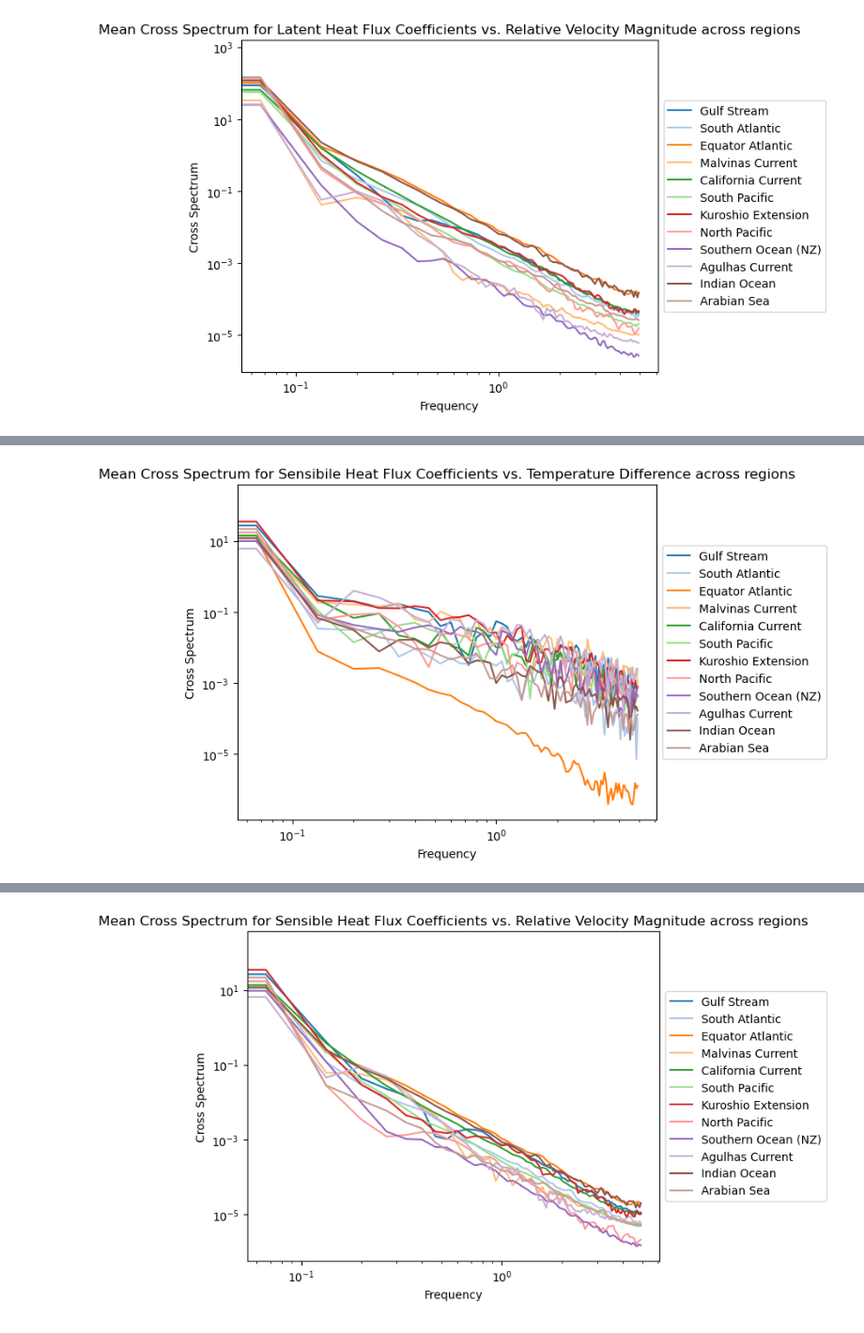
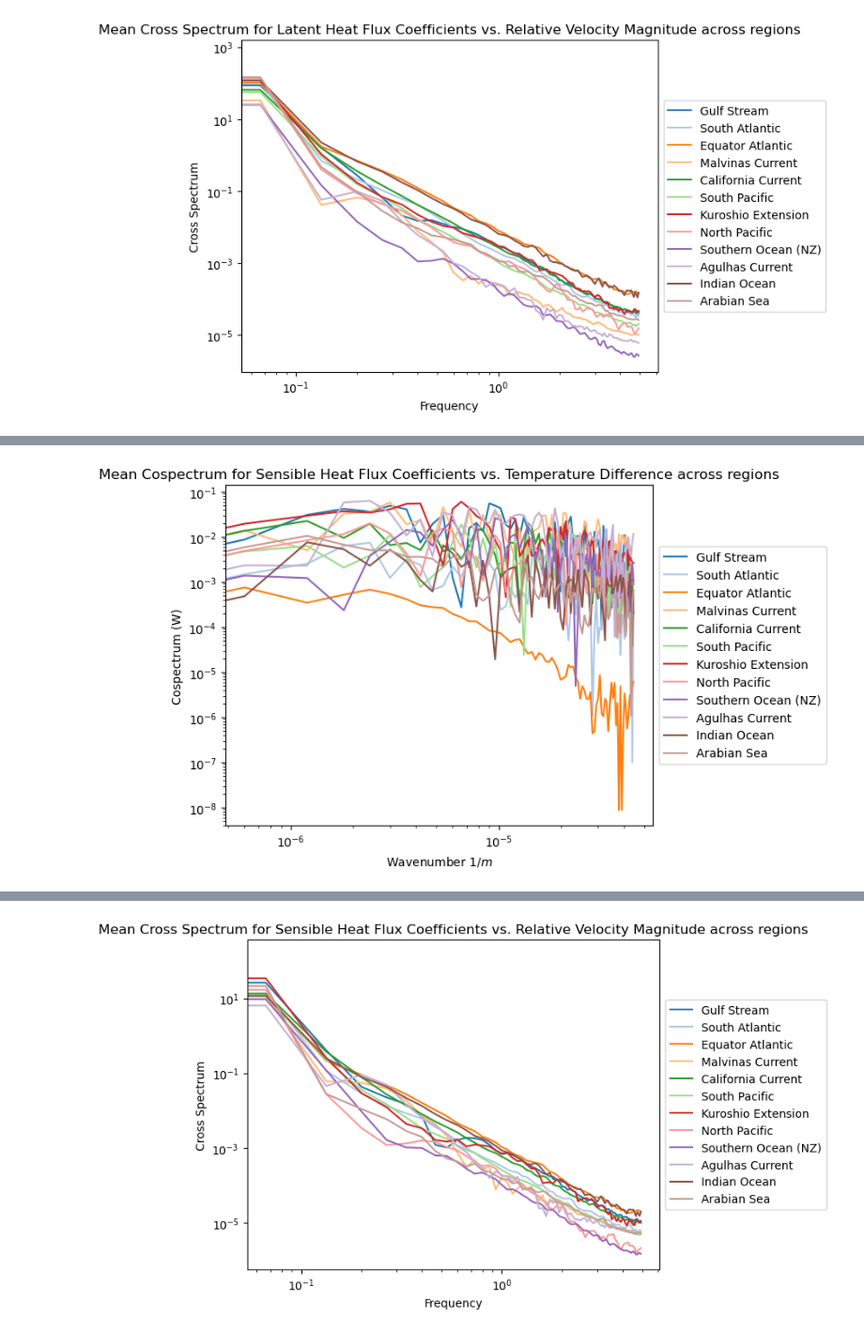
Before and after one commit to ocean-transport/air-sea-ML, a Jupyter notebook: cross_spectrum_figGen.ipynb, the cells around one changed output, grey strips where cells are left out. Shown at 94% size. Drawn from its saved outputs; the diff is of its cells as text; code cells hidden in the pictures.

```diff
--- a/cross_spectrum_figGen.ipynb
+++ b/cross_spectrum_figGen.ipynb
@@ -316,7 +408,8 @@ for i, box in enumerate(cropped_boxes_HR):
         ps_t = xrft.power_spectrum(
             qh_t,
             dim='xt_ocean',
-            window="hann"
+            window="hann",
+            detrend="linear"
         ).mean(dim='yt_ocean')  # average across y
 
         power_specs.append(ps_t)
@@ -349,0 +470,23 @@ plt.show()
+# %%
+fig, axes = plt.subplots(2, 2, figsize=(12, 10))
+time_pt = 1
+
+# Plot into each subplot
+cropped_boxes_ql[0].isel(time=time_pt).plot(robust=True, ax=axes[0, 0])
+axes[0, 0].set_title("$Q_L$")
+
+vel_mag = ( cropped_boxes_HR[0].u_relative.isel(time=time_pt) **2 + cropped_boxes_HR[0].v_relative.isel(time=time_pt) **2) ** 0.5
+vel_mag.plot(robust=True, ax=axes[0, 1])
+axes[0, 1].set_title(r'$\Delta U$')
+
+q_diff = cropped_boxes_HR[0].q_ref.isel(time=time_pt) - qs_list[0].isel(time=time_pt)
+q_diff.plot(robust=True, ax=axes[1, 0])
+axes[1, 0].set_title(r'$\Delta q$')
+
+C = cropped_boxes_ql[0].isel(time=time_pt) / (vel_mag * T_diff)
+C.plot(robust=True, ax=axes[1, 1])
+axes[1, 1].set_title('C')
+
+fig.suptitle(r"$Q_L$ Components", fontsize=16)
+plt.tight_layout()
+plt.show()
@@ -546,37 +745,42 @@ for i, box in enumerate(cropped_boxes_HR):
         T_diff_t = T_diff.sel(time=t).chunk({"xt_ocean": -1, "yt_ocean": -1})
         C_t = C.sel(time=t).chunk({"xt_ocean": -1, "yt_ocean": -1})
 
+        # degree to m conversion
+        T_diff_t = T_diff_t.assign_coords(xt_ocean=T_diff_t.xt_ocean*111000)
+        C_t = C_t.assign_coords(xt_ocean=C_t.xt_ocean*111000)
+
         cross_spec_t = xrft.cross_spectrum(
             T_diff_t,
             C_t,
             dim='xt_ocean',
-            window="hann"
+            window="hann",
+            detrend="linear"
         ).mean(dim='yt_ocean')
 
         cross_specs.append(cross_spec_t)
 
     # Average spectra across time
     cross_spec_mean = xr.concat(cross_specs, dim="time").mean(dim="time")
 
     plt.plot(
         cross_spec_mean["freq_xt_ocean"],
-        np.abs(cross_spec_mean),
+        np.abs(cross_spec_mean.real) * cross_spec_mean["freq_xt_ocean"],
         label=box_names[i],
         color=colors[i]
     )
 
-plt.xlabel("Frequency")
+plt.xlabel(r"Wavenumber $1/m$")
 plt.xscale('log')
 plt.yscale('log')
-plt.ylabel("Cross Spectrum")
-plt.title("Mean Cross Spectrum for Sensibile Heat Flux Coefficients vs. Temperature Difference across regions")
+plt.ylabel("Cospectrum (W)")
+plt.title("Mean Cospectrum for Sensible Heat Flux Coefficients vs. Temperature Difference across regions")
 
 plt.legend(
     loc='center left',
     bbox_to_anchor=(1, 0.5),
     ncol=1
 )
 plt.tight_layout()
 plt.show()
 # %% [output]
-[figure, old version]
+[figure, new version]
```
Also changed, not shown: parts of 24 cells of this notebook, 1 other file.
